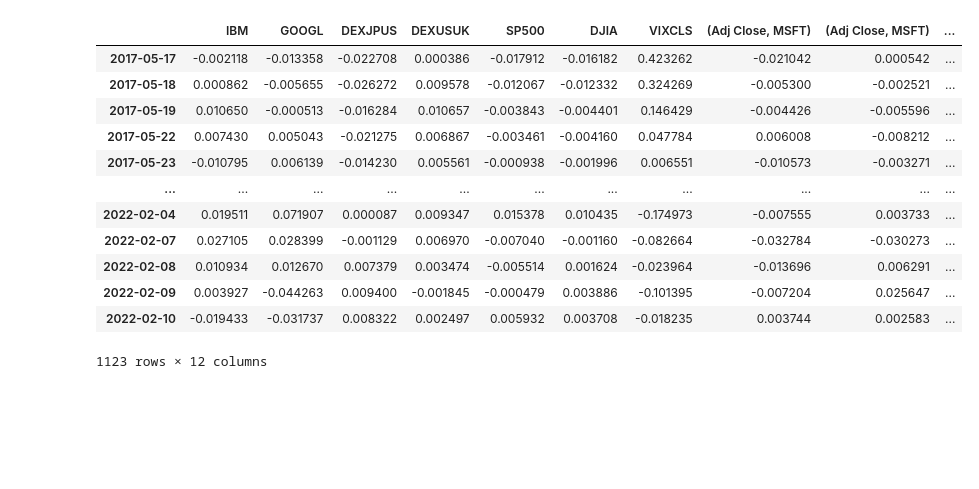
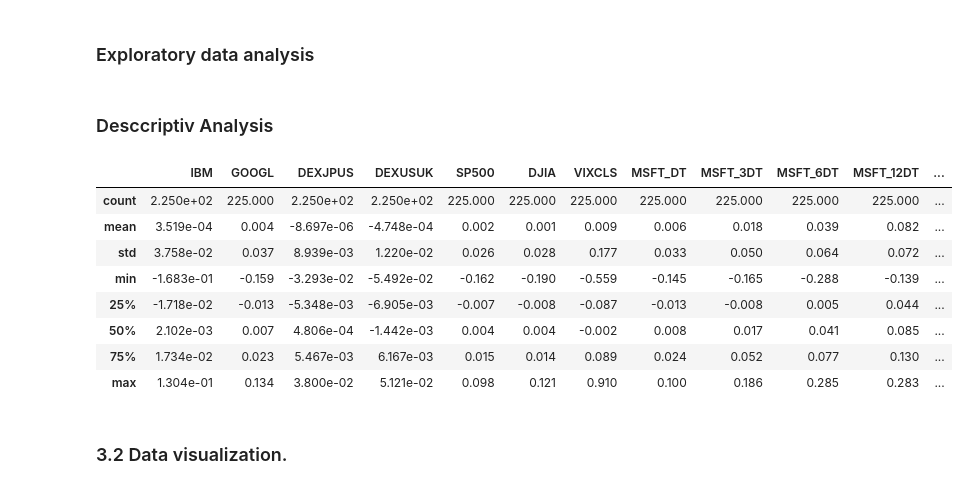
Before and after one commit to askhab2022/ML-Repo, a Jupyter notebook: fin-ml/Stock Price Prediction.ipynb, the cells around one changed output. Cells and saved outputs as stored; diff of their text form; code cells hidden in the pictures; blank space fills up the shorter version.

```diff
--- a/fin-ml/Stock Price Prediction.ipynb
+++ b/fin-ml/Stock Price Prediction.ipynb
@@ -96,5 +103,9 @@ X4 = pd.concat([np.log(stk_data.loc[:, ('Adj Close', 'MSFT')]).diff(i) for i in
                                                                              return_period*3,
                                                                              return_period*6,
                                                                              return_period*12]],axis=1).dropna()
+X4.columns = ['MSFT_DT', 'MSFT_3DT', 'MSFT_6DT', 'MSFT_12DT']
+
 X = pd.concat([X1,X2,X3,X4], axis=1)
-dataset = pd.concat([X,Y],axis=1).dropna()
+dataset = pd.concat([X,Y],axis=1).dropna().iloc[::return_period, :]
+Y = dataset.loc[:,Y.name]
+X = dataset.loc[:,X.columns]
@@ -101,16 +128,20 @@ dataset = pd.concat([X,Y],axis=1).dropna()
+# %% [markdown]
+### Exploratory data analysis
+# %% [markdown]
+### Desccriptiv Analysis
+# %%
+pd.set_option("precision", 3)
 # %%
-dataset
+dataset.describe()
 # %% [output]
-|  | IBM | GOOGL | DEXJPUS | DEXUSUK | SP500 | DJIA | VIXCLS | (Adj Close, MSFT) | (Adj Close, MSFT) | ... |
-| 2017-05-17 | -0.002118 | -0.013358 | -0.022708 | 0.000386 | -0.017912 | -0.016182 | 0.423262 | -0.021042 | 0.000542 | ... |
-| 2017-05-18 | 0.000862 | -0.005655 | -0.026272 | 0.009578 | -0.012067 | -0.012332 | 0.324269 | -0.005300 | -0.002521 | ... |
-| 2017-05-19 | 0.010650 | -0.000513 | -0.016284 | 0.010657 | -0.003843 | -0.004401 | 0.146429 | -0.004426 | -0.005596 | ... |
-| 2017-05-22 | 0.007430 | 0.005043 | -0.021275 | 0.006867 | -0.003461 | -0.004160 | 0.047784 | 0.006008 | -0.008212 | ... |
-| 2017-05-23 | -0.010795 | 0.006139 | -0.014230 | 0.005561 | -0.000938 | -0.001996 | 0.006551 | -0.010573 | -0.003271 | ... |
-| ... | ... | ... | ... | ... | ... | ... | ... | ... | ... | ... |
-| 2022-02-04 | 0.019511 | 0.071907 | 0.000087 | 0.009347 | 0.015378 | 0.010435 | -0.174973 | -0.007555 | 0.003733 | ... |
-| 2022-02-07 | 0.027105 | 0.028399 | -0.001129 | 0.006970 | -0.007040 | -0.001160 | -0.082664 | -0.032784 | -0.030273 | ... |
-| 2022-02-08 | 0.010934 | 0.012670 | 0.007379 | 0.003474 | -0.005514 | 0.001624 | -0.023964 | -0.013696 | 0.006291 | ... |
-| 2022-02-09 | 0.003927 | -0.044263 | 0.009400 | -0.001845 | -0.000479 | 0.003886 | -0.101395 | -0.007204 | 0.025647 | ... |
-| 2022-02-10 | -0.019433 | -0.031737 | 0.008322 | 0.002497 | 0.005932 | 0.003708 | -0.018235 | 0.003744 | 0.002583 | ... |
+|  | IBM | GOOGL | DEXJPUS | DEXUSUK | SP500 | DJIA | VIXCLS | MSFT_DT | MSFT_3DT | MSFT_6DT | MSFT_12DT | ... |
+| count | 2.250e+02 | 225.000 | 2.250e+02 | 2.250e+02 | 225.000 | 225.000 | 225.000 | 225.000 | 225.000 | 225.000 | 225.000 | ... |
+| mean | 3.519e-04 | 0.004 | -8.697e-06 | -4.748e-04 | 0.002 | 0.001 | 0.009 | 0.006 | 0.018 | 0.039 | 0.082 | ... |
+| std | 3.758e-02 | 0.037 | 8.939e-03 | 1.220e-02 | 0.026 | 0.028 | 0.177 | 0.033 | 0.050 | 0.064 | 0.072 | ... |
+| min | -1.683e-01 | -0.159 | -3.293e-02 | -5.492e-02 | -0.162 | -0.190 | -0.559 | -0.145 | -0.165 | -0.288 | -0.139 | ... |
+| 25% | -1.718e-02 | -0.013 | -5.348e-03 | -6.905e-03 | -0.007 | -0.008 | -0.087 | -0.013 | -0.008 | 0.005 | 0.044 | ... |
+| 50% | 2.102e-03 | 0.007 | 4.806e-04 | -1.442e-03 | 0.004 | 0.004 | -0.002 | 0.008 | 0.017 | 0.041 | 0.085 | ... |
+| 75% | 1.734e-02 | 0.023 | 5.467e-03 | 6.167e-03 | 0.015 | 0.014 | 0.089 | 0.024 | 0.052 | 0.077 | 0.130 | ... |
+| max | 1.304e-01 | 0.134 | 3.800e-02 | 5.121e-02 | 0.098 | 0.121 | 0.910 | 0.100 | 0.186 | 0.285 | 0.283 | ... |
-1123 rows × 12 columns
+# %% [markdown]
+### 3.2 Data visualization.
```
Also changed, not shown: parts of 16 cells of this notebook.
